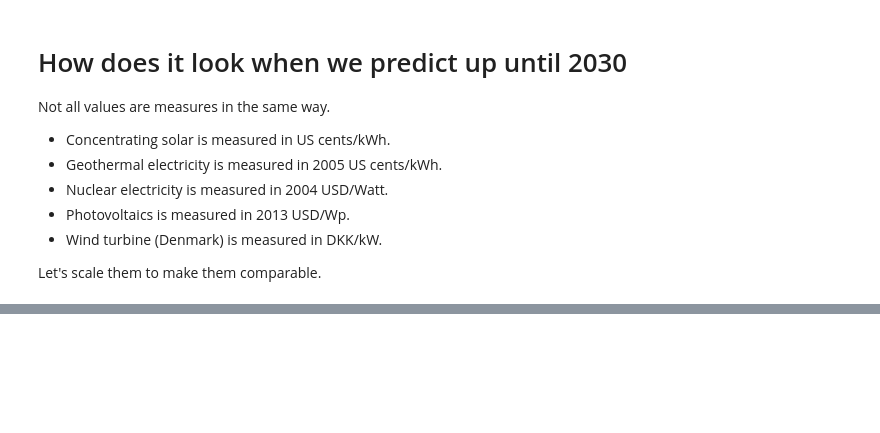
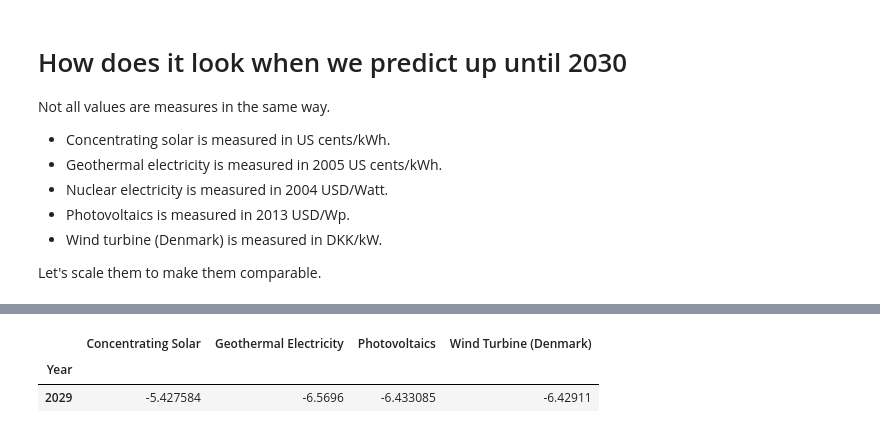
Before and after one commit to MevrouwHelderder/final_assignment, a Jupyter notebook: 2nd_Try_Final_Assignment_Energy_production_and_consumption.ipynb, the cells around one changed output, grey strips where cells are left out. Saved outputs shown, nothing was run; the diff lists cells and outputs as text; code cells hidden in the pictures; blank space fills up the shorter version.

```diff
--- a/2nd_Try_Final_Assignment_Energy_production_and_consumption.ipynb
+++ b/2nd_Try_Final_Assignment_Energy_production_and_consumption.ipynb
@@ -149,37 +274,47 @@ consumption = consumption.drop(['Code'], axis=1)
 # %%
-aviation = aviation_km_df.rename(columns={'Entity': 'country', 'Year': 'year',
-                                          'Per capita domestic RPKs': 'aviation_km_per_capita'})
+aviation = aviation_km_df.rename(
+    columns={
+        "Entity": "country",
+        "Year": "year",
+        "Per capita domestic RPKs": "aviation_km_per_capita",
+    }
+)
 # show only the true countries, not the combinations like continents
-aviation = aviation[~aviation['Code'].isnull()].copy()
+aviation = aviation[~aviation["Code"].isnull()].copy()
 
-aviation = aviation.drop(['Code'], axis=1)
-aviation = aviation.set_index('year')
-aviation.index = pd.to_datetime(aviation.index, format='%Y', errors='coerce')
+aviation = aviation.drop(["Code"], axis=1)
+aviation = aviation.set_index("year")
+aviation.index = pd.to_datetime(aviation.index, format="%Y", errors="coerce")
 
-transport_food = pd.merge(aviation, consumption ,on=['country', 'year'], how='outer')
+transport_food = pd.merge(aviation, consumption, on=["country", "year"], how="outer")
 # %% [markdown]
 # Combining it into a dataframe that can be used for comparison
 # %%
-everything = pd.merge(co2_df, transport_food,on=['country', 'year'], how='outer')
-everything = pd.merge(everything, fuel_use[['country', 'fossil_share_energy']] ,on=['country', 'year'], how='outer')
+everything = pd.merge(co2_df, transport_food, on=["country", "year"], how="outer")
+everything = pd.merge(
+    everything,
+    fuel_use[["country", "fossil_share_energy"]],
+    on=["country", "year"],
+    how="outer",
+)
 
 # Rows without the co2 consumed per capita present are no use
-everything = everything[~everything['total_co2_consumed_per_capita'].isna()]
+everything = everything[~everything["total_co2_consumed_per_capita"].isna()]
 
 # Let's look at the last 20 years
 everything_2000 = everything[(everything.index.year >= 2000)]
 
 # Function to resample and interpolate
 def prepare(df):
-    df.index = pd.to_datetime(df.index, format='%Y', errors='coerce')
+    df.index = pd.to_datetime(df.index, format="%Y", errors="coerce")
     df = (
-        df.groupby('country')
+        df.groupby("country")
         .resample("YS")
         .mean(numeric_only=True)
-        .interpolate(method='linear')
+        .interpolate(method="linear")
     )
     df.reset_index(inplace=True)
-    df.set_index('year', inplace=True)
+    df.set_index("year", inplace=True)
 
     return df
 
@@ -540,0 +719,7 @@ scaled_predicted_df
+# %%
+last_year = scaled_predicted_df[(scaled_predicted_df.index)==(scaled_predicted_df.index).max() ]
+last_year
+# %% [output]
+|  | Concentrating Solar | Geothermal Electricity | Photovoltaics | Wind Turbine (Denmark) |
+| Year |  |  |  |  |
+| 2029 | -5.427584 | -6.5696 | -6.433085 | -6.42911 |
```
Also changed, not shown: parts of 62 cells of this notebook.
